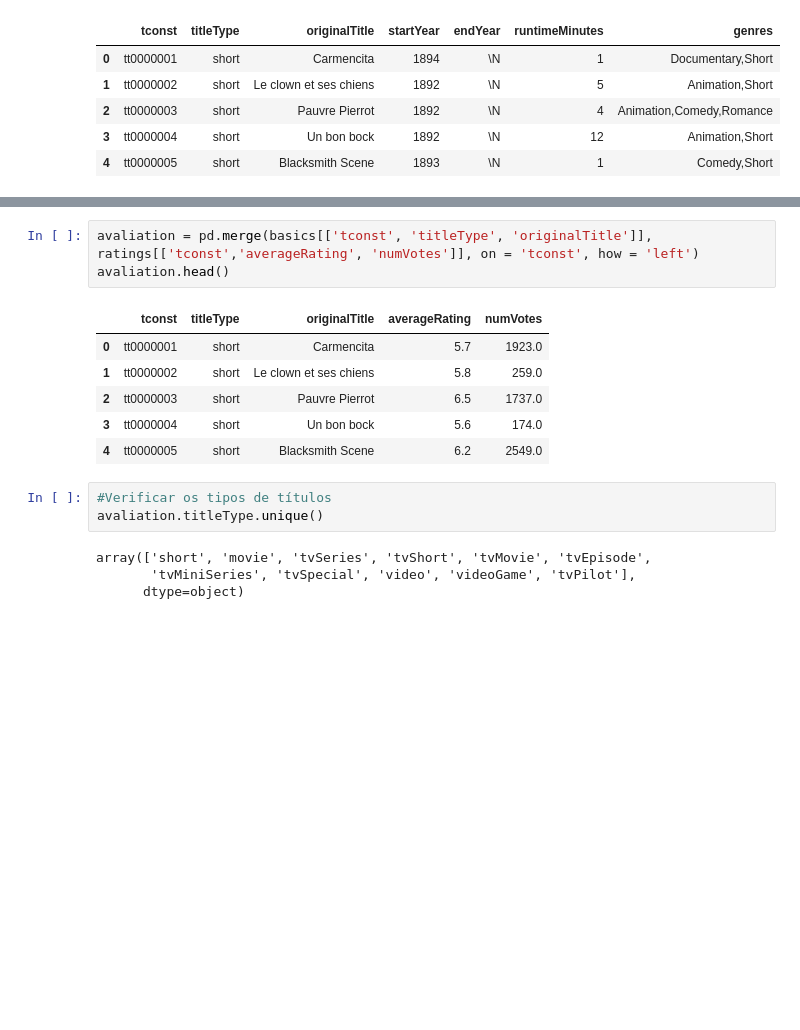
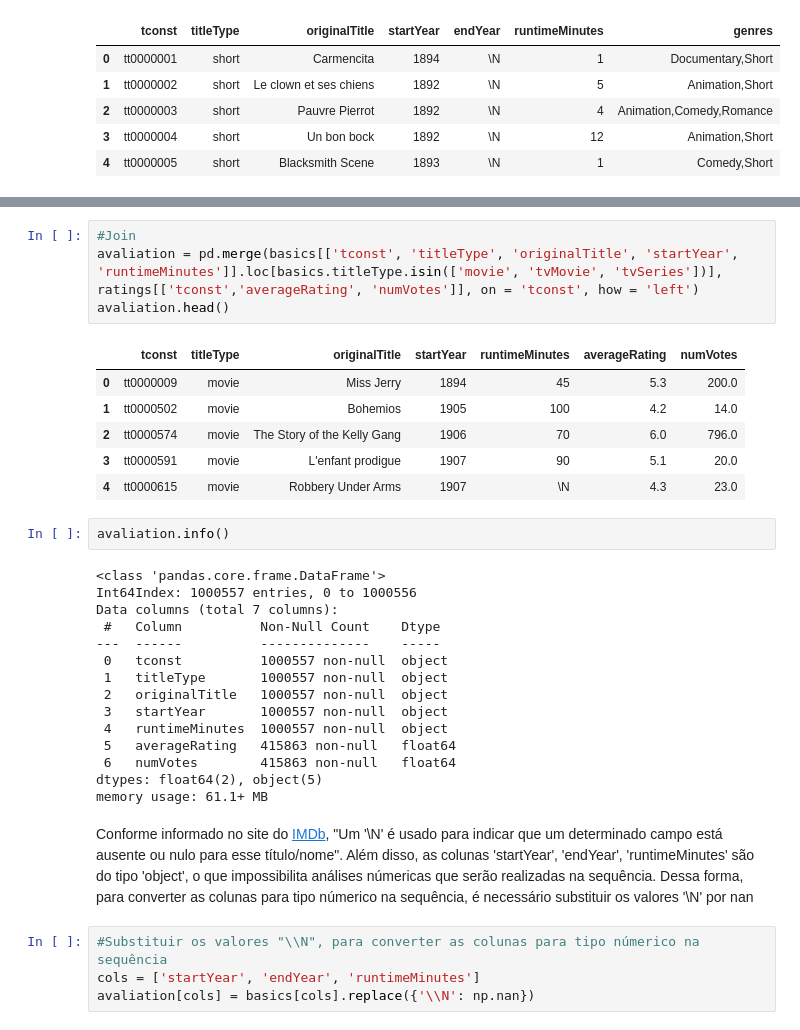
Before and after one commit to LRLeite/Data-Analytics, a Jupyter notebook: IMDb.ipynb, the cells around one changed output, grey strips where cells are left out. Drawn from its saved outputs; the diff is of its cells as text; blank space fills up the shorter version.

```diff
--- a/IMDb.ipynb
+++ b/IMDb.ipynb
@@ -43,17 +59,34 @@ ratings.head()
 # %%
-avaliation = pd.merge(basics[['tconst', 'titleType', 'originalTitle']], ratings[['tconst','averageRating', 'numVotes']], on = 'tconst', how = 'left')
+#Join
+avaliation = pd.merge(basics[['tconst', 'titleType', 'originalTitle', 'startYear', 'runtimeMinutes']].loc[basics.titleType.isin(['movie', 'tvMovie', 'tvSeries'])], ratings[['tconst','averageRating', 'numVotes']], on = 'tconst', how = 'left')
 avaliation.head()
 # %% [output]
-|  | tconst | titleType | originalTitle | averageRating | numVotes |
-| 0 | tt0000001 | short | Carmencita | 5.7 | 1923.0 |
-| 1 | tt0000002 | short | Le clown et ses chiens | 5.8 | 259.0 |
-| 2 | tt0000003 | short | Pauvre Pierrot | 6.5 | 1737.0 |
-| 3 | tt0000004 | short | Un bon bock | 5.6 | 174.0 |
-| 4 | tt0000005 | short | Blacksmith Scene | 6.2 | 2549.0 |
+|  | tconst | titleType | originalTitle | startYear | runtimeMinutes | averageRating | numVotes |
+| 0 | tt0000009 | movie | Miss Jerry | 1894 | 45 | 5.3 | 200.0 |
+| 1 | tt0000502 | movie | Bohemios | 1905 | 100 | 4.2 | 14.0 |
+| 2 | tt0000574 | movie | The Story of the Kelly Gang | 1906 | 70 | 6.0 | 796.0 |
+| 3 | tt0000591 | movie | L'enfant prodigue | 1907 | 90 | 5.1 | 20.0 |
+| 4 | tt0000615 | movie | Robbery Under Arms | 1907 | \N | 4.3 | 23.0 |
-# %%
-#Verificar os tipos de títulos
-avaliation.titleType.unique()
-# %% [output]
-array(['short', 'movie', 'tvSeries', 'tvShort', 'tvMovie', 'tvEpisode',
-       'tvMiniSeries', 'tvSpecial', 'video', 'videoGame', 'tvPilot'],
-      dtype=object)
+# %%
+avaliation.info()
+# %% [output]
+<class 'pandas.core.frame.DataFrame'>
+Int64Index: 1000557 entries, 0 to 1000556
+Data columns (total 7 columns):
+ #   Column          Non-Null Count    Dtype
+---  ------          --------------    -----
+ 0   tconst          1000557 non-null  object
+ 1   titleType       1000557 non-null  object
+ 2   originalTitle   1000557 non-null  object
+ 3   startYear       1000557 non-null  object
+ 4   runtimeMinutes  1000557 non-null  object
+ 5   averageRating   415863 non-null   float64
+ 6   numVotes        415863 non-null   float64
+dtypes: float64(2), object(5)
+memory usage: 61.1+ MB
+# %% [markdown]
+Conforme informado no site do [IMDb](https:www.imdb.com/interfaces/), "Um '\N' é usado para indicar que um determinado campo está ausente ou nulo para esse título/nome". Além disso, as colunas 'startYear', 'endYear', 'runtimeMinutes' são do tipo 'object', o que impossibilita análises númericas que serão realizadas na sequência. Dessa forma, para converter as colunas para tipo númerico na sequência, é necessário substituir os valores '\N' por nan
+# %%
+#Substituir os valores "\\N", para converter as colunas para tipo númerico na sequência
+cols = ['startYear', 'endYear', 'runtimeMinutes']
+avaliation[cols] = basics[cols].replace({'\\N': np.nan})
```
Also changed, not shown: parts of 28 cells of this notebook.
